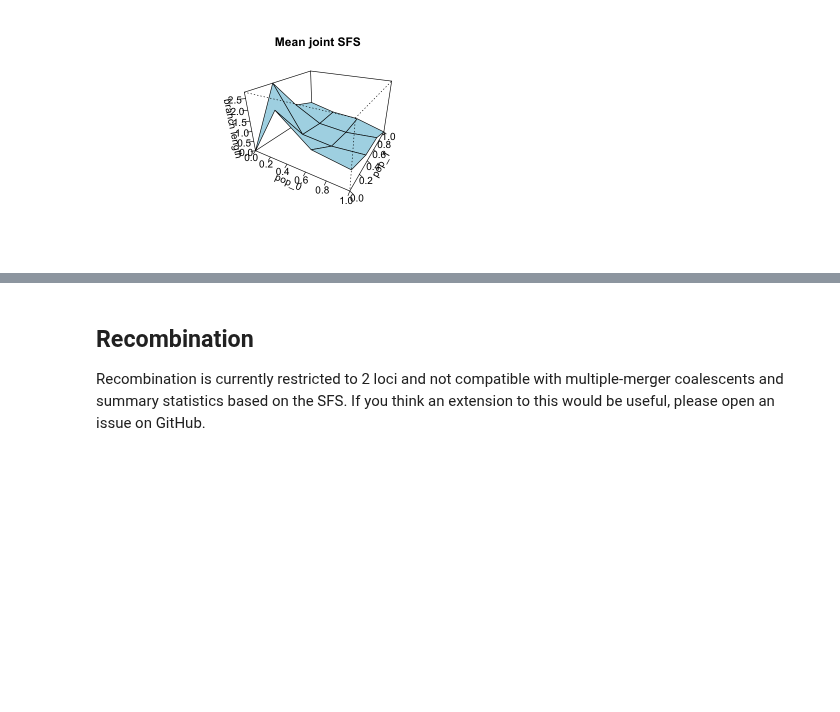
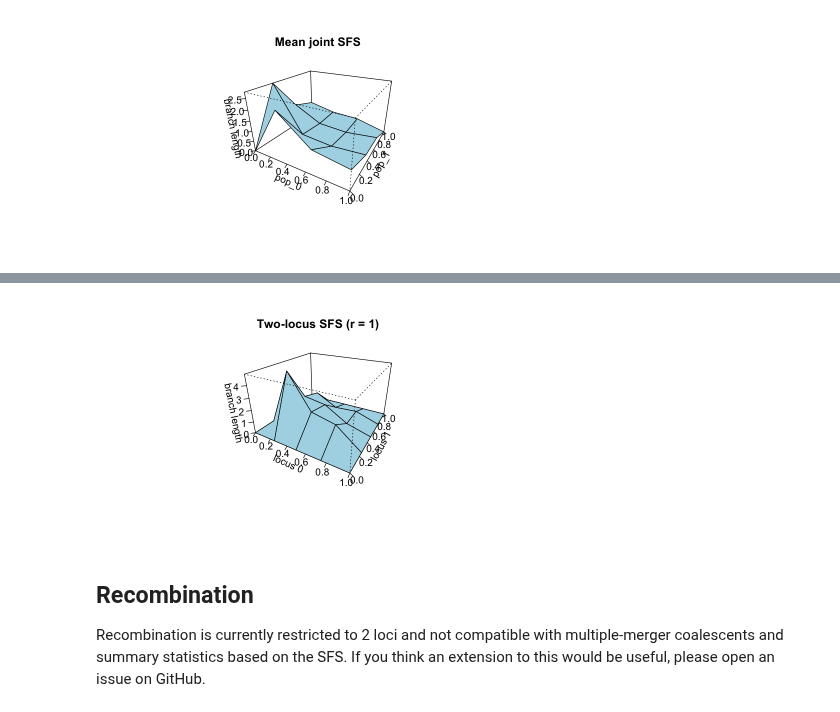
Before and after one commit to Sendrowski/PhaseGen, a Jupyter notebook: docs/reference/R/coalescent.ipynb, the cells around one changed output, grey strips where cells are left out. Cells and saved outputs as stored; diff of their text form; code cells hidden in the pictures; blank space fills up the shorter version.

```diff
--- a/docs/reference/R/coalescent.ipynb
+++ b/docs/reference/R/coalescent.ipynb
@@ -58,3 +61,15 @@ persp(
+# %%
+# two loci separated by recombination rate r = 1
+coal <- pg$Coalescent(n = 4, loci = 2, recombination_rate = 1.0)
+
+# expected branch length subtending i samples at locus 0 and j samples at locus 1
+persp(
+    z = coal$sfs2$mean$data, theta = 30, phi = 25, expand = 0.6, col = 'lightblue',
+    ticktype = 'detailed', xlab = 'locus 0', ylab = 'locus 1', zlab = 'branch length',
+    main = 'Two-locus SFS (r = 1)'
+)
+# %% [output]
+[figure, added]
 # %% [markdown]
 ## Recombination
 Recombination is currently restricted to 2 loci and not compatible with multiple-merger coalescents and summary statistics based on the SFS. If you think an extension to this would be useful, please open an issue on GitHub.
```
Also changed, not shown: parts of 1 cell of this notebook, 3 other files.
